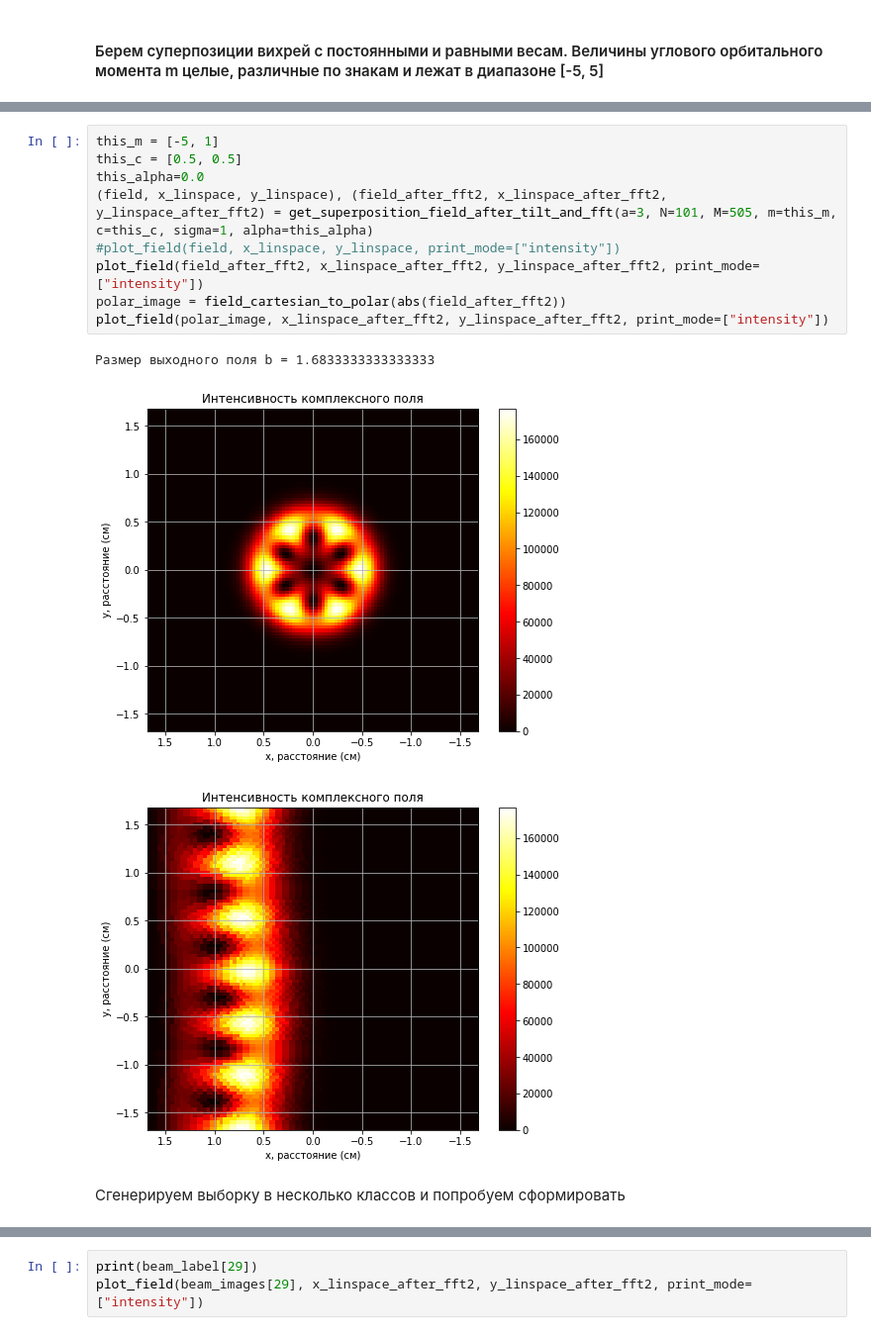
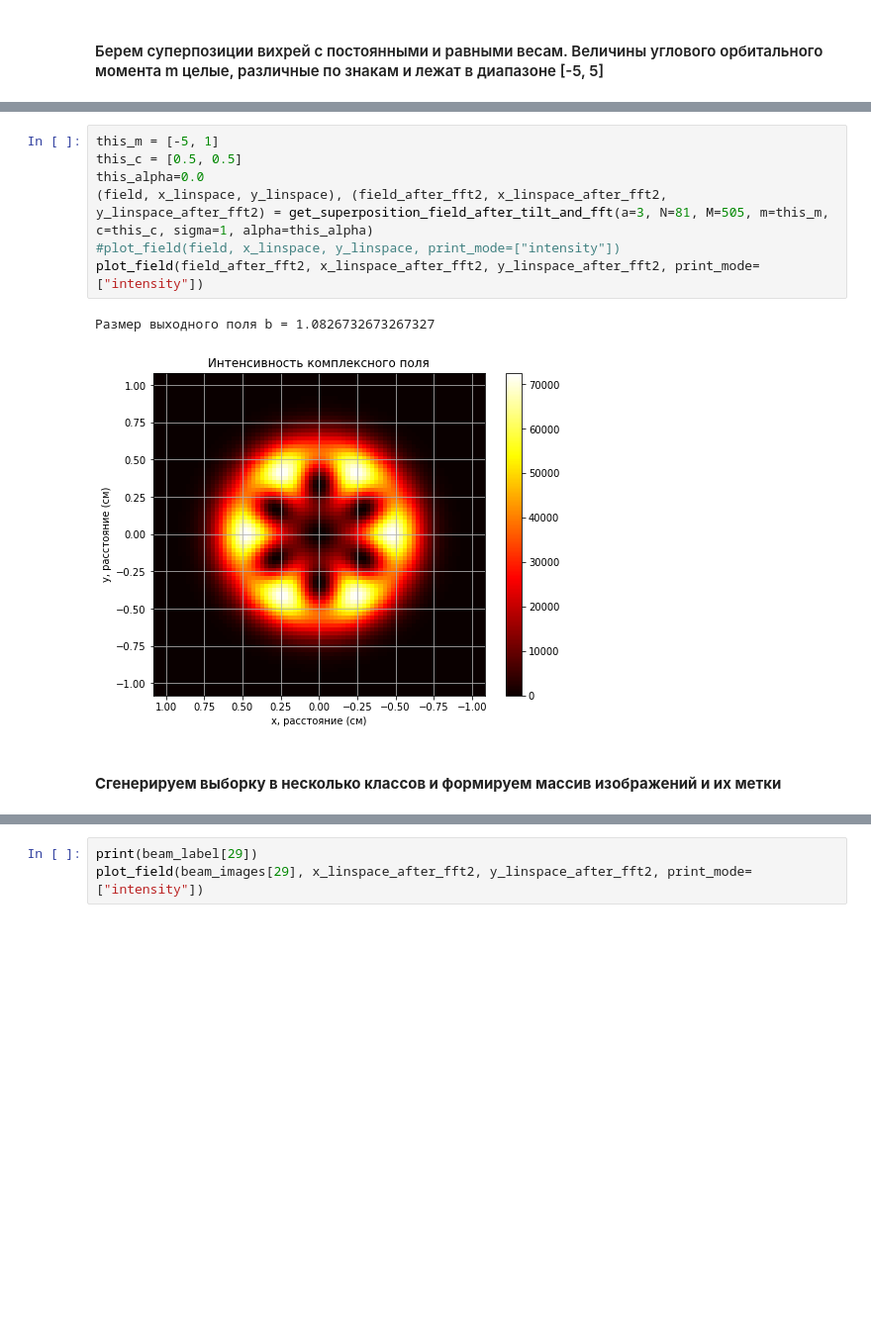
Before and after one commit to LinarKulinar/VortexBeamResearch, a Jupyter notebook: forming_vortex_beam_master_research_2022_forming_dataset.ipynb, the cells around one changed output, grey strips where cells are left out. Shown at 99% size. Drawn from its saved outputs; the diff is of its cells as text; blank space fills up the shorter version.

```diff
--- a/forming_vortex_beam_master_research_2022_forming_dataset.ipynb
+++ b/forming_vortex_beam_master_research_2022_forming_dataset.ipynb
@@ -395,16 +397,13 @@ plot_field(polar_image, x_linspace_after_fft2, y_linspace_after_fft2, print_mode
 # %%
 this_m = [-5, 1]
 this_c = [0.5, 0.5]
 this_alpha=0.0
-(field, x_linspace, y_linspace), (field_after_fft2, x_linspace_after_fft2, y_linspace_after_fft2) = get_superposition_field_after_tilt_and_fft(a=3, N=101, M=505, m=this_m, c=this_c, sigma=1, alpha=this_alpha)
+(field, x_linspace, y_linspace), (field_after_fft2, x_linspace_after_fft2, y_linspace_after_fft2) = get_superposition_field_after_tilt_and_fft(a=3, N=81, M=505, m=this_m, c=this_c, sigma=1, alpha=this_alpha)
 #plot_field(field, x_linspace, y_linspace, print_mode=["intensity"])
 plot_field(field_after_fft2, x_linspace_after_fft2, y_linspace_after_fft2, print_mode=["intensity"])
-polar_image = field_cartesian_to_polar(abs(field_after_fft2))
-plot_field(polar_image, x_linspace_after_fft2, y_linspace_after_fft2, print_mode=["intensity"])
 # %% [output]
-Размер выходного поля b = 1.6833333333333333
+Размер выходного поля b = 1.0826732673267327
-[figure, old version]
+[figure, new version]
-[figure, removed]
 # %% [markdown]
-Сгенерируем выборку в несколько классов и попробуем сформировать
+#### **Сгенерируем выборку в несколько классов и формируем массив изображений и их метки**
 # %%
```
Also changed, not shown: parts of 53 cells of this notebook.
